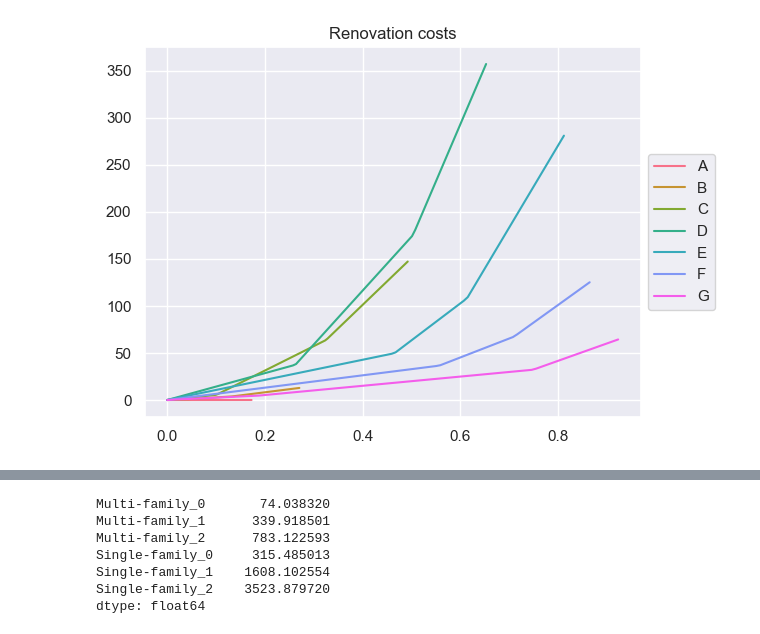
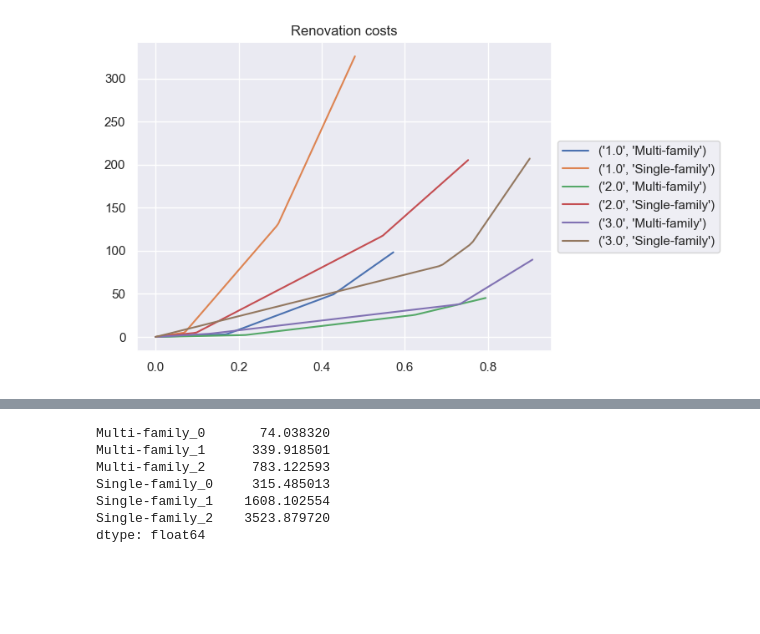
Before and after one commit to CIRED/EOLES-Coupling, a Jupyter notebook: greenfield_with_heat.ipynb, the cells around one changed output, grey strips where cells are left out. Saved outputs shown, nothing was run; the diff lists cells and outputs as text; code cells hidden in the pictures; blank space fills up the shorter version.

```diff
--- a/greenfield_with_heat.ipynb
+++ b/greenfield_with_heat.ipynb
@@ -27,7 +25,7 @@ console_handler = logging.StreamHandler()
 console_handler.setFormatter(logging.Formatter(LOG_FORMATTER))
 logger.addHandler(console_handler)
 # %%
-dict_cost, dict_heat = social_planner(aggregation_archetype=['Performance'], climate=2006, smooth=False, building_stock="medium_3")
+dict_cost, dict_heat = social_planner(aggregation_archetype=['Wall class', 'Housing type'], climate=2006, smooth=False, building_stock="medium_3")
 dict_heat = process_heating_need(dict_heat, climate=2006)
-linearized_renovation_costs, threshold_linearized_renovation_costs = piecewise_linearization_cost_efficiency(dict_cost, number_of_segments=3, plot=True)
+linearized_renovation_costs, threshold_linearized_renovation_costs = piecewise_linearization_cost_efficiency(dict_cost, number_of_segments=3, plot=True, plot_tot=True)
 # %% [output]
@@ -46 +33 @@ linearized_renovation_costs, threshold_linearized_renovation_costs = piecewise_l
-[figure, old version]
+[figure, new version]
```
Also changed, not shown: parts of 25 cells of this notebook, 12 other files.
